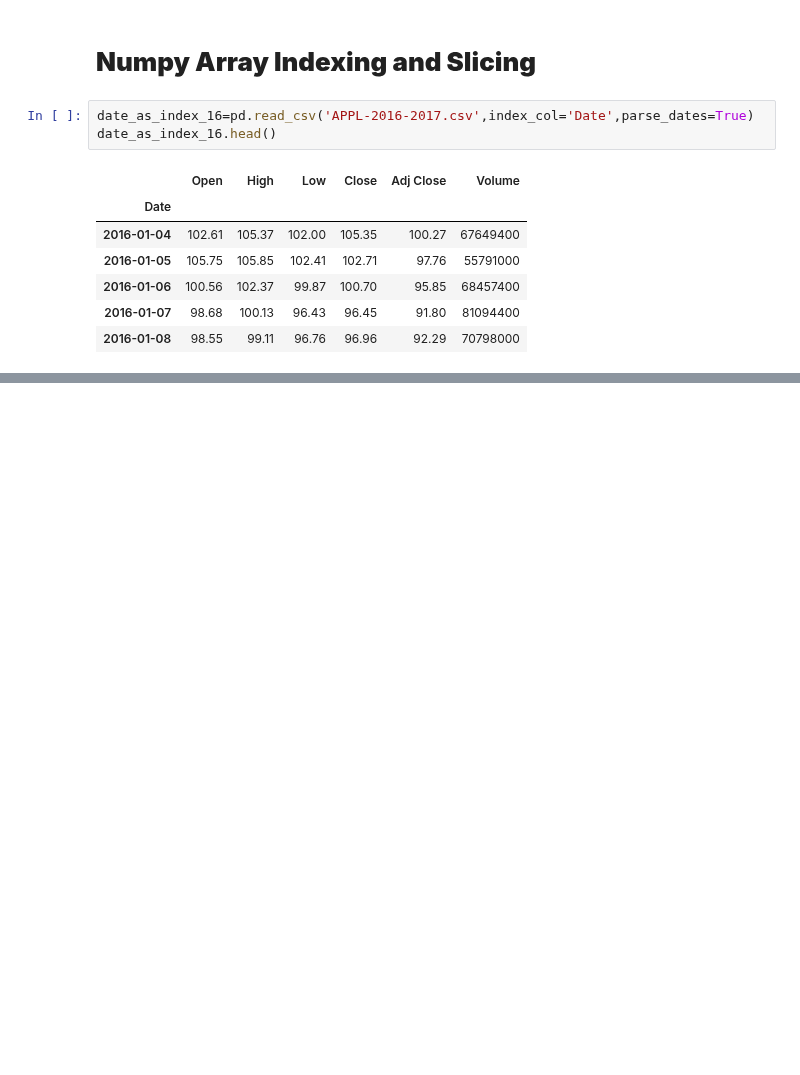
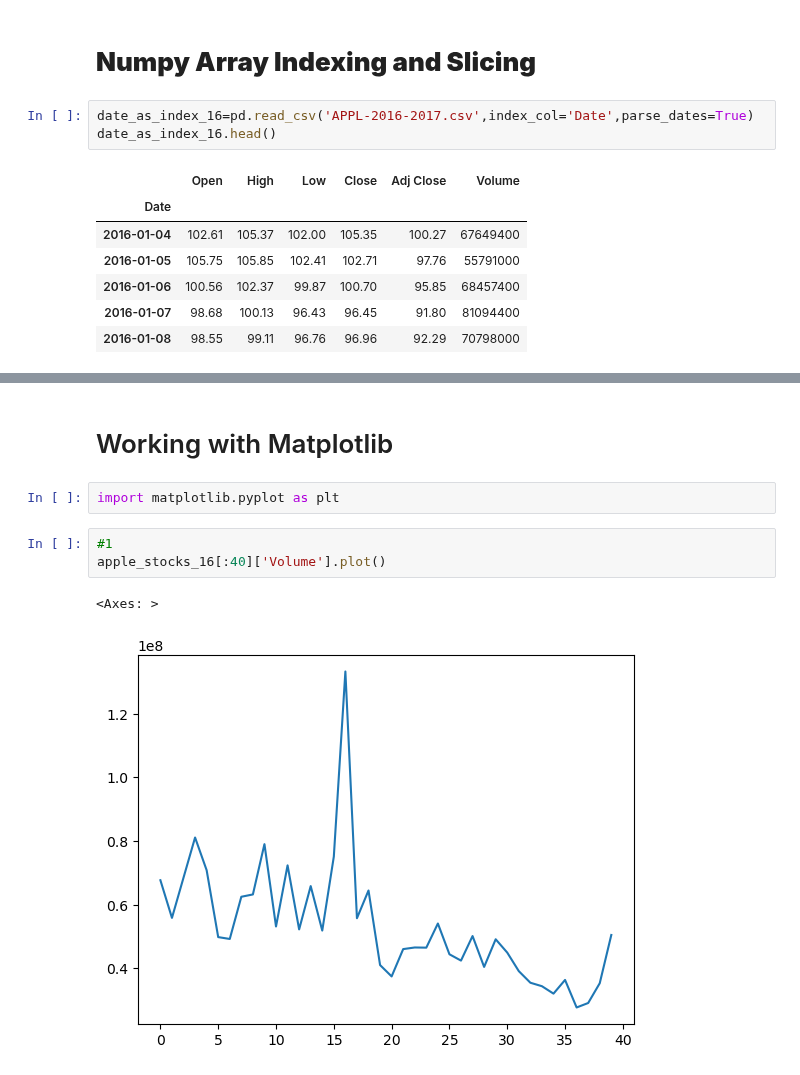
Before and after one commit to delinuxist/python_introduction, a Jupyter notebook: python_day-2_labs.ipynb, the cells around one changed output, grey strips where cells are left out. Cells and saved outputs as stored; diff of their text form; blank space fills up the shorter version.

Commit message:
Working with Matplotlib lab completed

```diff
--- a/python_day-2_labs.ipynb
+++ b/python_day-2_labs.ipynb
@@ -139,0 +138,10 @@ print((projection[0]*(100+10)/100)[1:10],(projection[1]*(100+20)/100)[1:10])
+# %% [markdown]
+# Working with Matplotlib
+# %%
+import matplotlib.pyplot as plt
+# %%
+#1
+apple_stocks_16[:40]['Volume'].plot()
+# %% [output]
+<Axes: >
+[figure, added]
```
Also changed, not shown: parts of 11 cells of this notebook.
